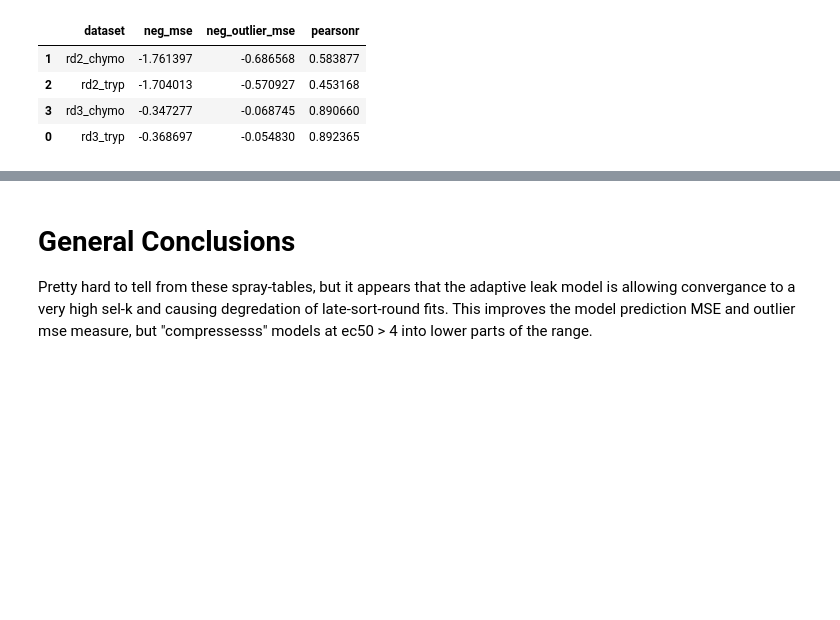
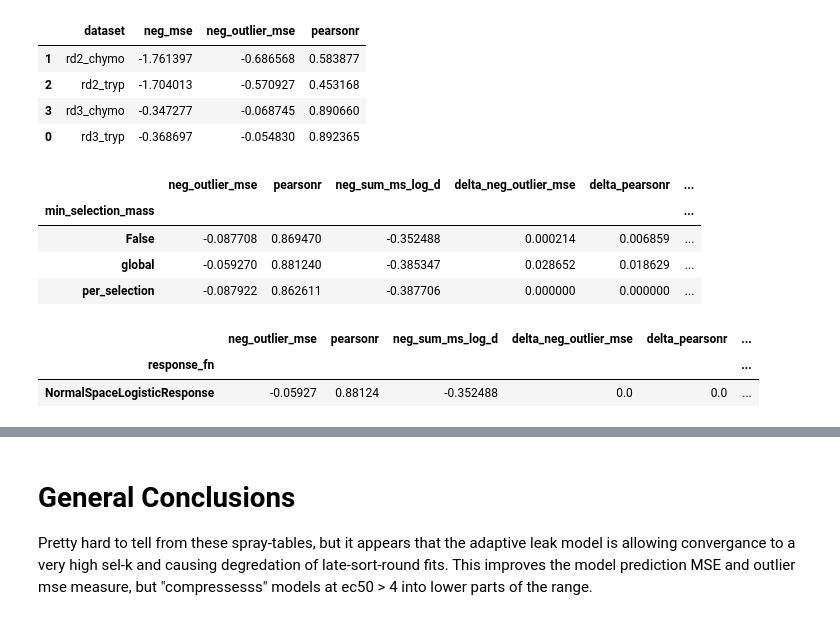
Before and after one commit to asford/protease_experimental_analysis, a Jupyter notebook: workspace/replicate_analysis_analysis.ipynb, the cells around one changed output, grey strips where cells are left out. Cells and saved outputs as stored; diff of their text form; code cells hidden in the pictures; blank space fills up the shorter version.

```diff
--- a/workspace/replicate_analysis_analysis.ipynb
+++ b/workspace/replicate_analysis_analysis.ipynb
@@ -141,6 +141,23 @@ grockin_eval_records.sort_values("dataset")
 | 2 | rd2_tryp | -1.704013 | -0.570927 | 0.453168 |
 | 3 | rd3_chymo | -0.347277 | -0.068745 | 0.890660 |
 | 0 | rd3_tryp | -0.368697 | -0.054830 | 0.892365 |
+# %%
+measures = ["neg_outlier_mse", "pearsonr", "neg_sum_ms_log_d"]
+
+for param in replicate_analysis.param_space:
+    rpt = eval_records.groupby(param)[measures].max()
+    delta = (rpt - rpt.min()).rename(columns=lambda c: "delta_" + c)
+
+    display(pandas.concat([rpt, delta], axis=1))
+# %% [output]
+|  | neg_outlier_mse | pearsonr | neg_sum_ms_log_d | delta_neg_outlier_mse | delta_pearsonr | ... |
+| min_selection_mass |  |  |  |  |  | ... |
+| False | -0.087708 | 0.869470 | -0.352488 | 0.000214 | 0.006859 | ... |
+| global | -0.059270 | 0.881240 | -0.385347 | 0.028652 | 0.018629 | ... |
+| per_selection | -0.087922 | 0.862611 | -0.387706 | 0.000000 | 0.000000 | ... |
+|  | neg_outlier_mse | pearsonr | neg_sum_ms_log_d | delta_neg_outlier_mse | delta_pearsonr | ... |
+| response_fn |  |  |  |  |  | ... |
+| NormalSpaceLogisticResponse | -0.05927 | 0.88124 | -0.352488 | 0.0 | 0.0 | ... |
 # %%
 (
 eval_records
```
Also changed, not shown: parts of 7 cells of this notebook, 2 other files.
